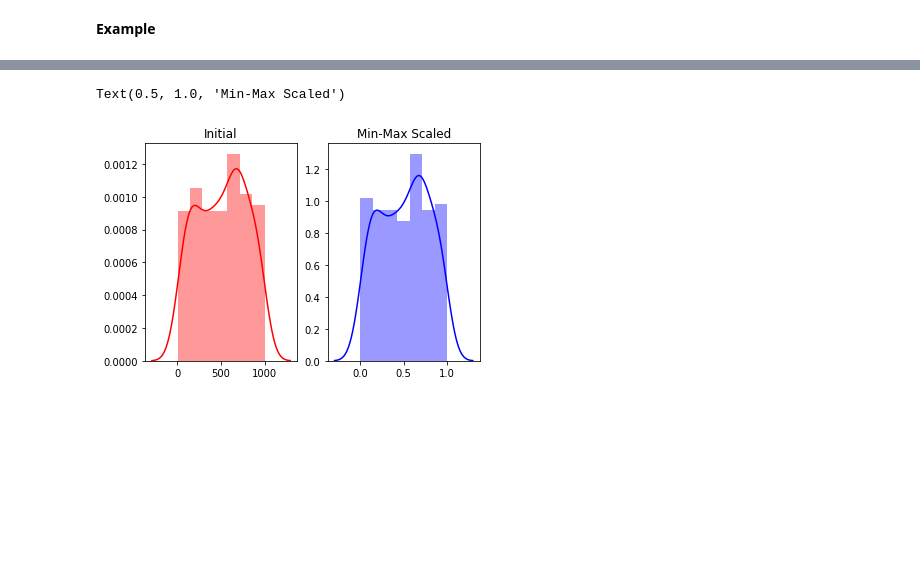
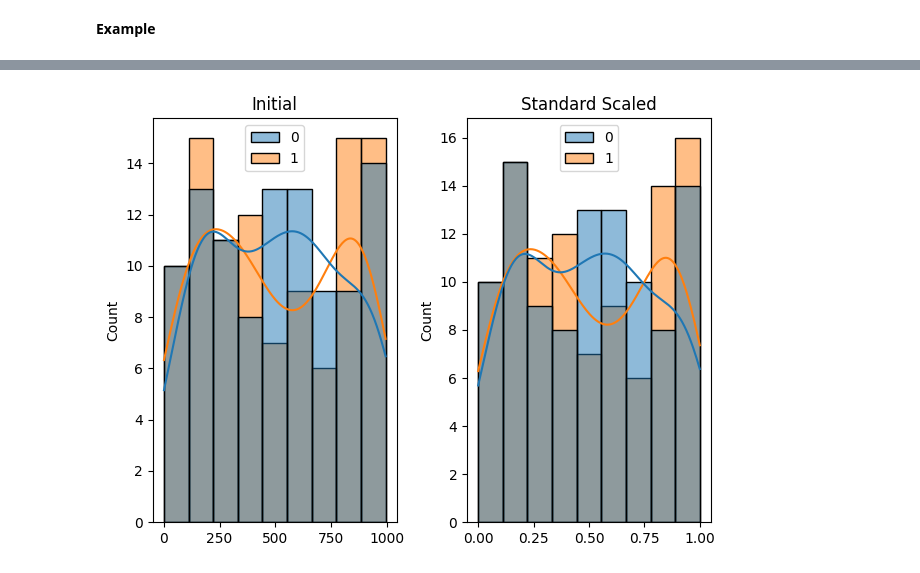
Before and after one commit to ProgressBG-Python-Course/JupyterNotebooksExamples, a Jupyter notebook: Notebooks/the_art_of_features_engineering/feature_transformation.ipynb, the cells around one changed output, grey strips where cells are left out. Saved outputs shown, nothing was run; the diff lists cells and outputs as text; code cells hidden in the pictures; blank space fills up the shorter version.

```diff
--- a/Notebooks/the_art_of_features_engineering/feature_transformation.ipynb
+++ b/Notebooks/the_art_of_features_engineering/feature_transformation.ipynb
@@ -255,11 +257,14 @@ array([[0.65430862, 0.49439348],
 # %%
 # distribution plot:
-fig, ax=plt.subplots(1,2)
-sns.distplot(df, ax=ax[0], color='red')
+fig, ax = plt.subplots(1, 2)
+
+# For histogram with KDE
+sns.histplot(df, ax=ax[0], color='red', kde=True)
 ax[0].set_title('Initial')
 
-sns.distplot(df_scaled, ax=ax[1], color='blue')
-ax[1].set_title('Min-Max Scaled')
+sns.histplot(df_scaled, ax=ax[1], color='blue', kde=True)
+ax[1].set_title('Standard Scaled')
+
+plt.tight_layout()
 # %% [output]
-Text(0.5, 1.0, 'Min-Max Scaled')
-[figure, old version]
+[figure, new version]
```
Also changed, not shown: parts of 9 cells of this notebook, 2 other files.
